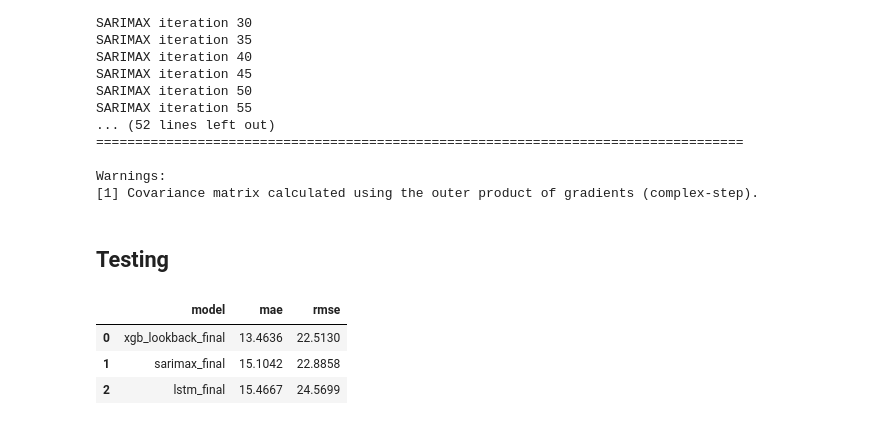
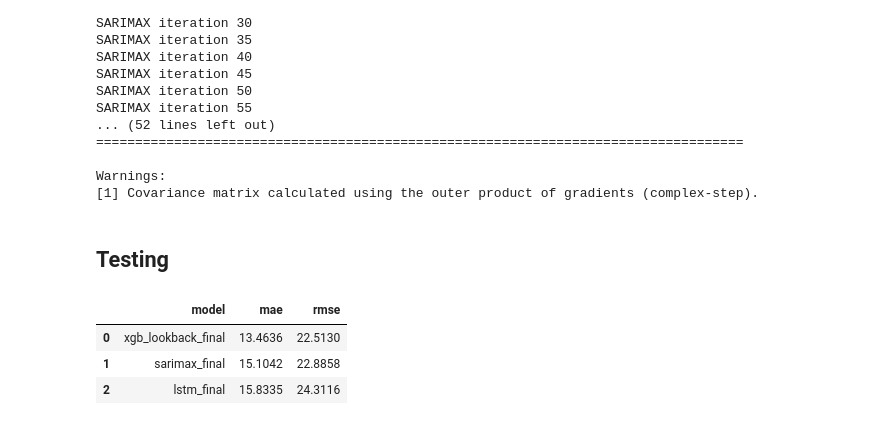
Before and after one commit to ds24m048/masters-thesis, a Jupyter notebook: modelling.ipynb, the cells around one changed output. Cells and saved outputs as stored; diff of their text form; code cells hidden in the pictures.

```diff
--- a/modelling.ipynb
+++ b/modelling.ipynb
@@ -3025,7 +3025,7 @@ Warnings:
 ## Testing
 # %%
 XGB_LOOKBACK = 24
-LSTM_LOOKBACK = 120
+LSTM_LOOKBACK = 96
 # %%
 # -------------------------------------------------
 # Final testing: XGB-final, LSTM-final & SARIMAX-final on the TEST set
@@ -3058,7 +3058,7 @@ records.append({"model": "xgb_lookback_final",
                 "mae": mae_score(y_test, y_pred_xgb), "rmse": rmse_score(y_test, y_pred_xgb)})
 
 # ---------- LSTM (final) ----------
-lstm_final = joblib.load("models/lstm_model_final2.joblib")
+lstm_final = joblib.load("models/lstm_model_final.joblib")
 seq, exog = test_arrays(LSTM_LOOKBACK)
 y_pred_lstm = asinh_inverse(to_numpy_float32(lstm_final.predict([seq, exog], verbose=0)), c_tv)
 records.append({"model": "lstm_final",
@@ -3085,31 +3085,31 @@ running_res = sarimax_final          # state ends at train+val end = TEST_START
 for day in test_dates:
     next_day = day + pd.DateOffset(days=1)
     day_mask = (sarimax_exog_test.index >= day) & (sarimax_exog_test.index < next_day)
     exog_day = sarimax_exog_test.loc[day_mask].sort_index().asfreq("h")
     if len(exog_day) == 0 or exog_day.isna().any().any():
         print(f"WARNING: {day.date()} skipped (missing exog).")
         continue
     forecast = running_res.get_forecast(steps=len(exog_day), exog=exog_day)
     for ts, val in forecast.predicted_mean.items():
         sarimax_preds_t[ts] = val
     actual_day = sarimax_endog_test.reindex(exog_day.index)
     if actual_day.isna().any():
         continue
     running_res = running_res.extend(endog=actual_day, exog=exog_day)
 
 sarimax_t = pd.Series(sarimax_preds_t, dtype=np.float64).sort_index().reindex(sarimax_endog_test.index)
 if sarimax_t.isna().any():
     raise ValueError(f"SARIMAX forecast is missing {int(sarimax_t.isna().sum())} test timestamps.")
 y_pred_sarimax = asinh_inverse(sarimax_t, c_tv)
 records.append({"model": "sarimax_final",
                 "mae": mae_score(y_test, y_pred_sarimax.to_numpy()),
                 "rmse": rmse_score(y_test, y_pred_sarimax.to_numpy())})
 
 # ---------- Score table ----------
 test_scores = pd.DataFrame(records).sort_values("mae", ignore_index=True)
 display(test_scores)
 # %% [output]
 |  | model | mae | rmse |
 | 0 | xgb_lookback_final | 13.4636 | 22.5130 |
 | 1 | sarimax_final | 15.1042 | 22.8858 |
-| 2 | lstm_final | 15.4667 | 24.5699 |
+| 2 | lstm_final | 15.8335 | 24.3116 |
```
Also changed, not shown: parts of 1 cell of this notebook.
